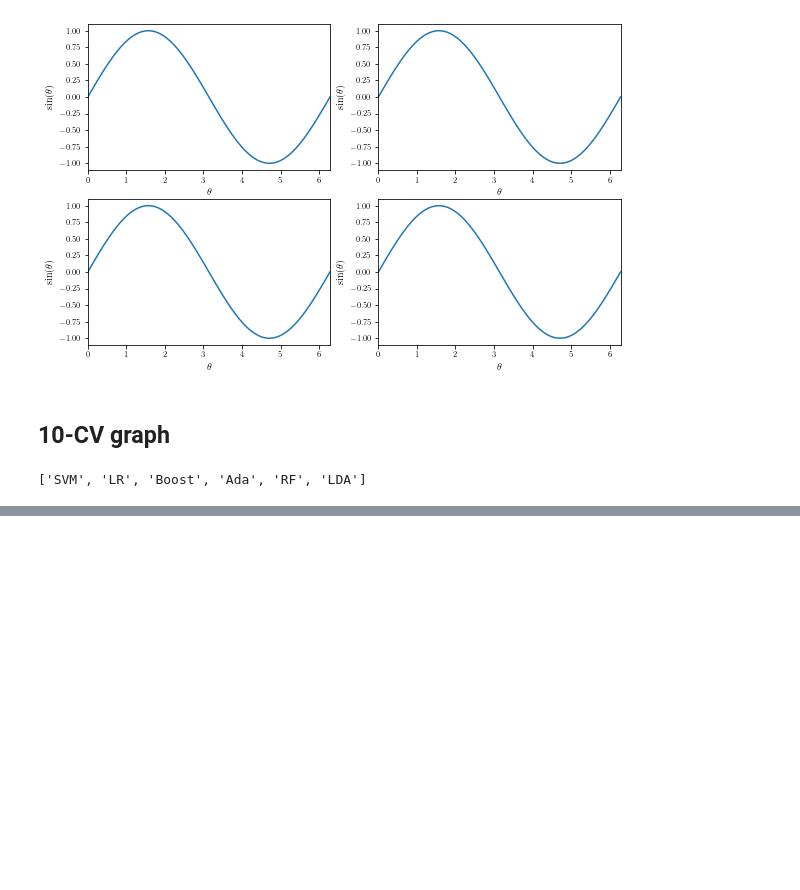
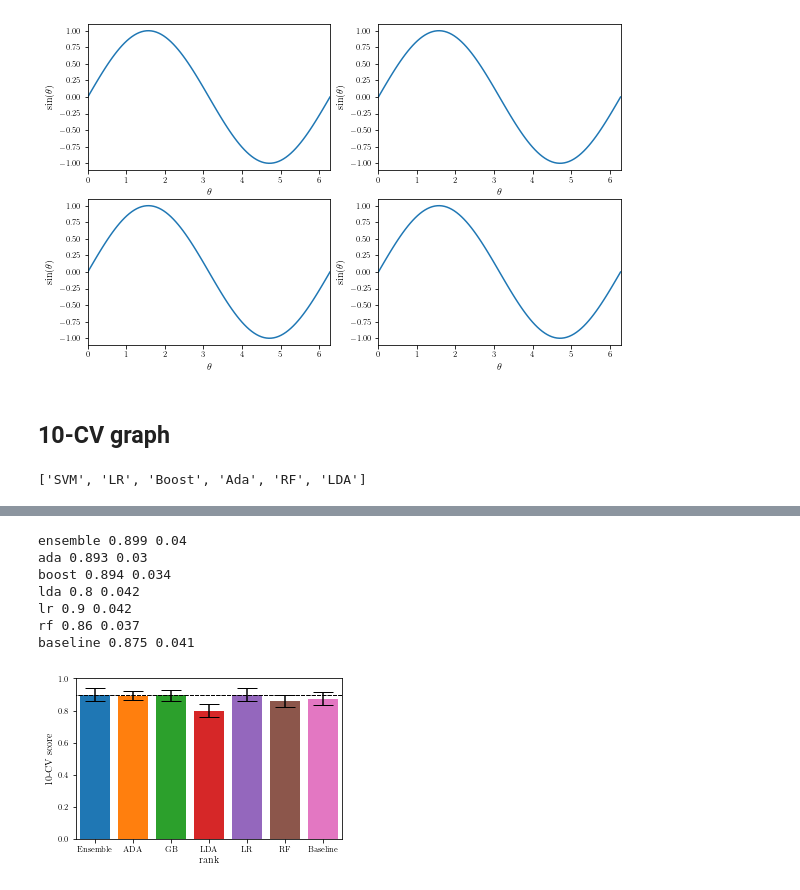
Before and after one commit to akraradets/EEG_ChronicStress, a Jupyter notebook: 2-ChronicStress/9-graph.ipynb, the cells around one changed output, grey strips where cells are left out. Cells and saved outputs as stored; diff of their text form; code cells hidden in the pictures; blank space fills up the shorter version.

```diff
--- a/2-ChronicStress/9-graph.ipynb
+++ b/2-ChronicStress/9-graph.ipynb
@@ -172,19 +178,28 @@ LDA
 # %%
 row, col = 1,1
-fig, ax = plt.subplots(nrows=row, ncols=col, figsize=set_size(width,fraction=2, subplots=(row,col)))
+fig, ax = plt.subplots(nrows=row, ncols=col, figsize=set_size(width,fraction=1, subplots=(row,col)))
 for target in targets:
-    svm = ranks[target]['SVM']['cv_mean']
-    if(target == 'ensemble'): target = target.capitalize()
-    elif(target == 'boost'): target = 'GB'
-    else: target = target.upper()
-    ax.plot(range(1,25+1), svm, label=f'{target}')
-ax.plot(range(0,25+1), [0.9]*26, linestyle='dashed',c='black', alpha=0.5, linewidth=1)
-ax.set_xlim(0, 25+1)
-ax.set_ylim(0.5, 1)
-ax.set_xlabel(r'Number of features')
-ax.set_ylabel(r'10-CV score')
-ax.legend()
-ax.grid()
-
-print('SVM')
+    cv_mean = ranks[target]['SVM']['cv_mean'][6-1]
+    cv_std = ranks[target]['SVM']['cv_std'][6-1]
+    print(target, cv_mean, cv_std)
+    if(target == 'ensemble'): label = target.capitalize()
+    elif(target == 'boost'): label = 'GB'
+    elif(target == 'baseline'): label = target.capitalize()
+    else: label = target.upper()
+    ax.bar(label, cv_mean, yerr=cv_std, ecolor='black', capsize=10)
+    ax.plot([-1,7], [0.9,0.9], linestyle='dashed',c='black', alpha=0.5, linewidth=1)
+    ax.set_xlabel(f"rank")
+    ax.set_ylabel(f"10-CV score")
+    ax.set_xlim(-0.5,6.5)
+    ax.set_ylim(0,1)
+plt.savefig(fname=f"./figures/bar_svm_at_6.png", dpi=900)
 plt.show()
+# %% [output]
+ensemble 0.899 0.04
+ada 0.893 0.03
+boost 0.894 0.034
+lda 0.8 0.042
+lr 0.9 0.042
+rf 0.86 0.037
+baseline 0.875 0.041
+[figure, added]
```
Also changed, not shown: parts of 11 cells of this notebook, 15 other files.
